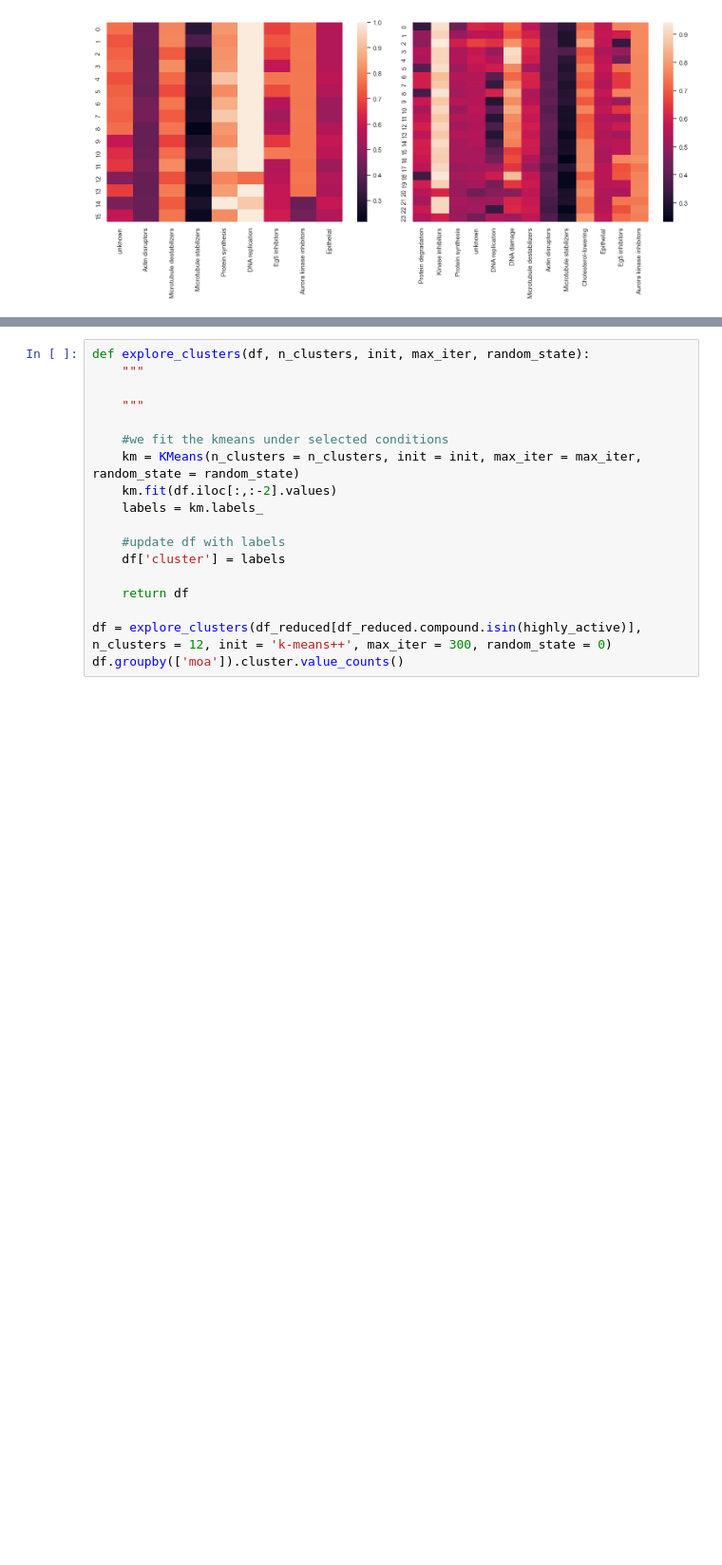
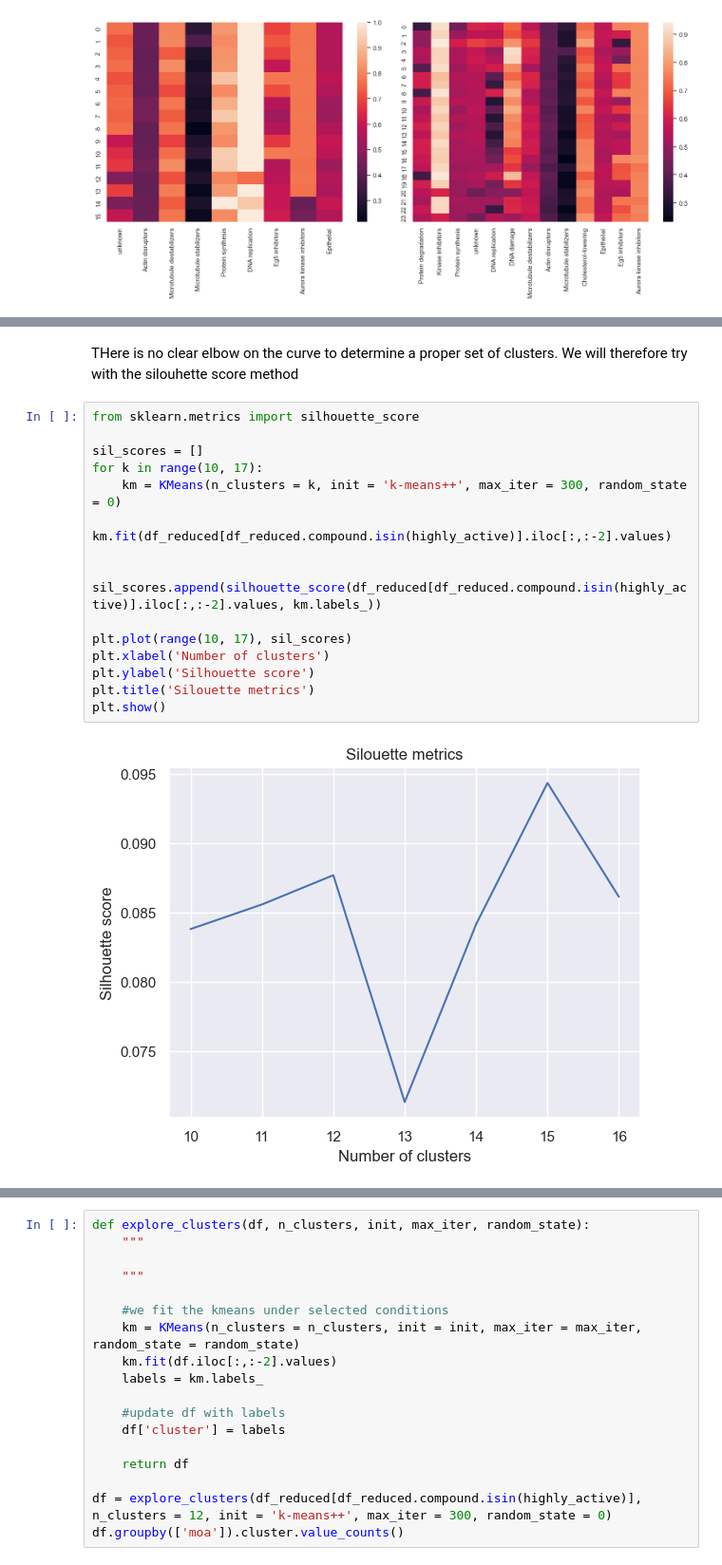
Before and after one commit to mattHG70/SIADS696_Milestone2, a Jupyter notebook: notebooks/compound_DMSO_distance.ipynb, the cells around one changed output, grey strips where cells are left out. Shown: that part at 95% size. Drawn from its saved outputs; the diff is of its cells as text; blank space fills up the shorter version.

```diff
--- a/notebooks/compound_DMSO_distance.ipynb
+++ b/notebooks/compound_DMSO_distance.ipynb
@@ -383,0 +399,19 @@ Let's create a function to have a closer look at the unknown MoA cluster distrib
+# %% [markdown]
+THere is no clear elbow on the curve to determine a proper set of clusters. We will therefore try with the silouhette score method
+# %%
+from sklearn.metrics import silhouette_score
+
+sil_scores = []
+for k in range(10, 17):
+    km = KMeans(n_clusters = k, init = 'k-means++', max_iter = 300, random_state = 0)
+    km.fit(df_reduced[df_reduced.compound.isin(highly_active)].iloc[:,:-2].values)
+
+    sil_scores.append(silhouette_score(df_reduced[df_reduced.compound.isin(highly_active)].iloc[:,:-2].values, km.labels_))
+
+plt.plot(range(10, 17), sil_scores)
+plt.xlabel('Number of clusters')
+plt.ylabel('Silhouette score')
+plt.title('Silouette metrics')
+plt.show()
+# %% [output]
+[figure, added]
```
Also changed, not shown: parts of 9 cells of this notebook.
